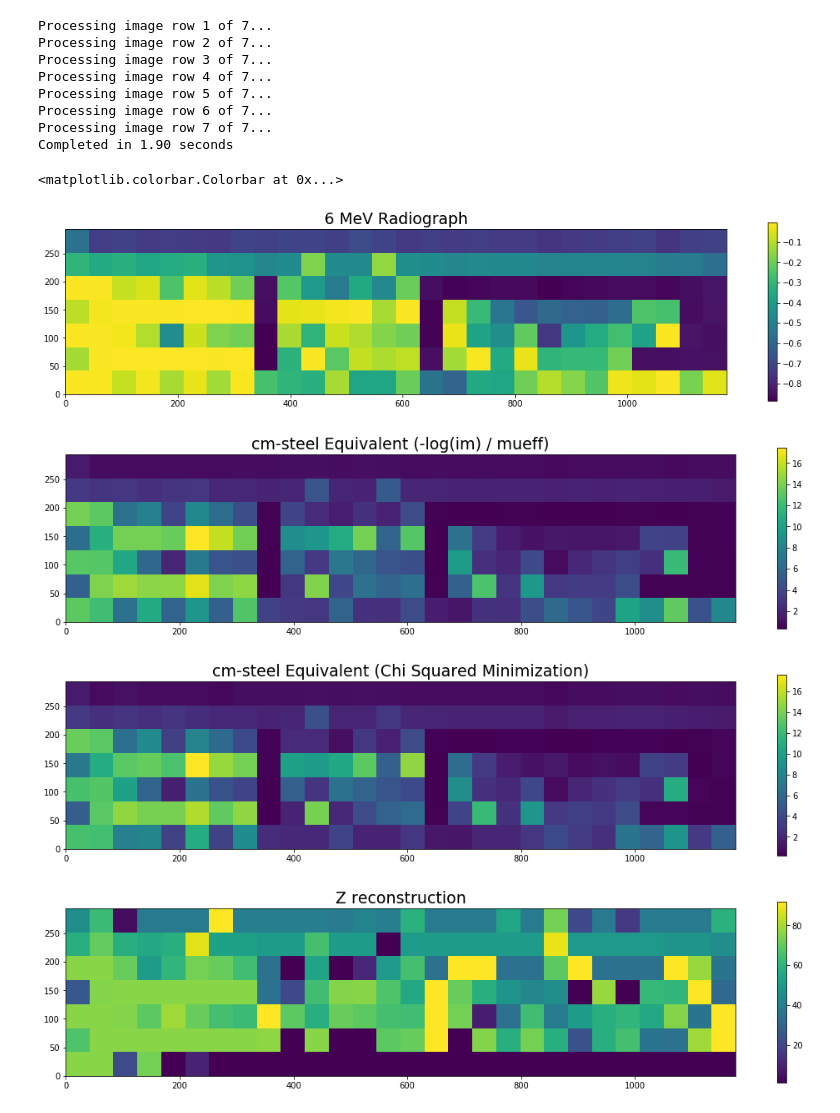
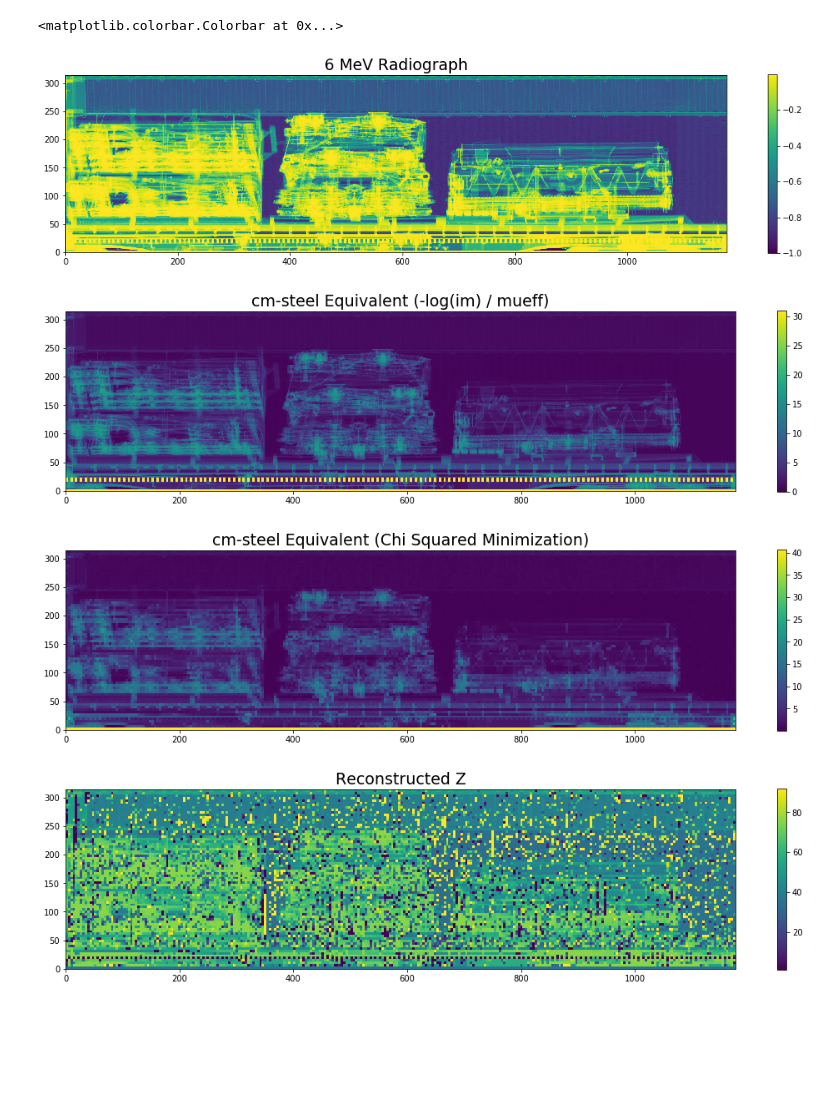
Before and after one commit to plalor/ZCON, a Jupyter notebook: CargoExample.ipynb, the cells around one changed output. Cells and saved outputs as stored; diff of their text form; code cells hidden in the pictures; blank space fills up the shorter version.

```diff
--- a/CargoExample.ipynb
+++ b/CargoExample.ipynb
@@ -13,21 +11,18 @@ from ZCON import processImage, createMesh, runNewton, calcAttenMat
 
 im1_raw, im2_raw = loadCargoImage("data/1.npy")
 h, l = im1_raw.shape
-scale = 100
-rhoFe = 7.9
-
-im1_raw = cv2.resize(im1_raw, (l // scale, h // scale))
-im2_raw = cv2.resize(im2_raw, (l // scale, h // scale))
 
 im1 = preprocess(im1_raw, "6MeV")
 im_H = convertToTransmission(im1)
+np.save("data/im_H", im_H)
 im_H_seq = convertToCMSteel(im1, "6MeV")
 
 im2 = preprocess(im2_raw, "4MeV")
 im_L = convertToTransmission(im2)
+np.save("data/im_L", im_L)
 
-h, l = im1.shape
-pix = 0.42 * scale
+pix = 0.42
+rhoFe = 7.9
 # %%
 ### Loading matrices
 
@@ -73,36 +73,29 @@ plt.title("Cost between reconstructed transmission and detected transmission", f
 # %%
-im_lambda, im_Z = processImage(im_H, im_L, b_H, b_L, R, E_in, E_dep)
+im_lambda = np.load("data/im_lambda.npy")
+im_Z = np.load("data/im_Z.npy")
 
 plt.figure(figsize = [18, 4])
 plt.imshow(-im_H, extent = [0, l*pix, 0, h*pix])
 plt.title("6 MeV Radiograph", fontsize = 19)
 plt.colorbar()
 
 plt.figure(figsize = [18, 4])
 plt.imshow(im_H_seq, extent = [0, l*pix, 0, h*pix])
 plt.title("cm-steel Equivalent (-log(im) / mueff)", fontsize = 19)
 plt.colorbar()
 
 plt.figure(figsize = [18, 4])
 plt.imshow(im_lambda/rhoFe, extent = [0, l*pix, 0, h*pix])
 plt.title("cm-steel Equivalent (Chi Squared Minimization)", fontsize = 19)
 plt.colorbar()
 
 plt.figure(figsize = [18, 4])
 plt.imshow(im_Z, extent = [0, l*pix, 0, h*pix])
-plt.title("Z reconstruction", fontsize = 19)
+plt.title("Reconstructed Z", fontsize = 19)
 plt.colorbar()
 # %% [output]
-Processing image row 1 of 7...
-Processing image row 2 of 7...
-Processing image row 3 of 7...
-Processing image row 4 of 7...
-Processing image row 5 of 7...
-Processing image row 6 of 7...
-Processing image row 7 of 7...
-Completed in 1.90 seconds
+<matplotlib.colorbar.Colorbar at 0x...>
-<matplotlib.colorbar.Colorbar at 0x...>
-[figure, old version]
+[figure, new version]
-[figure, old version]
+[figure, new version]
-[figure, old version]
+[figure, new version]
-[figure, old version]
+[figure, new version]
```
Also changed, not shown: parts of 3 cells of this notebook, 14 other files.
